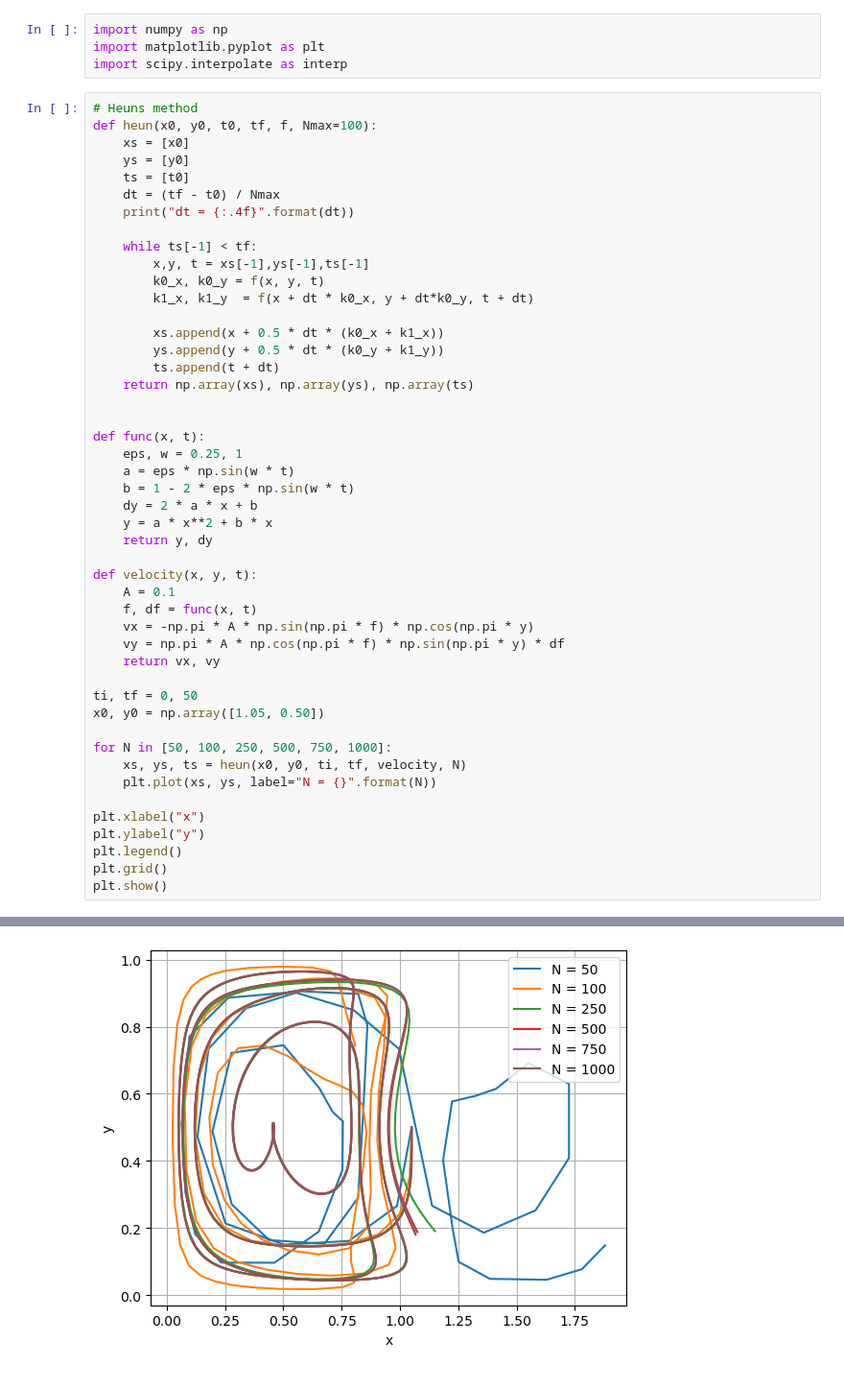
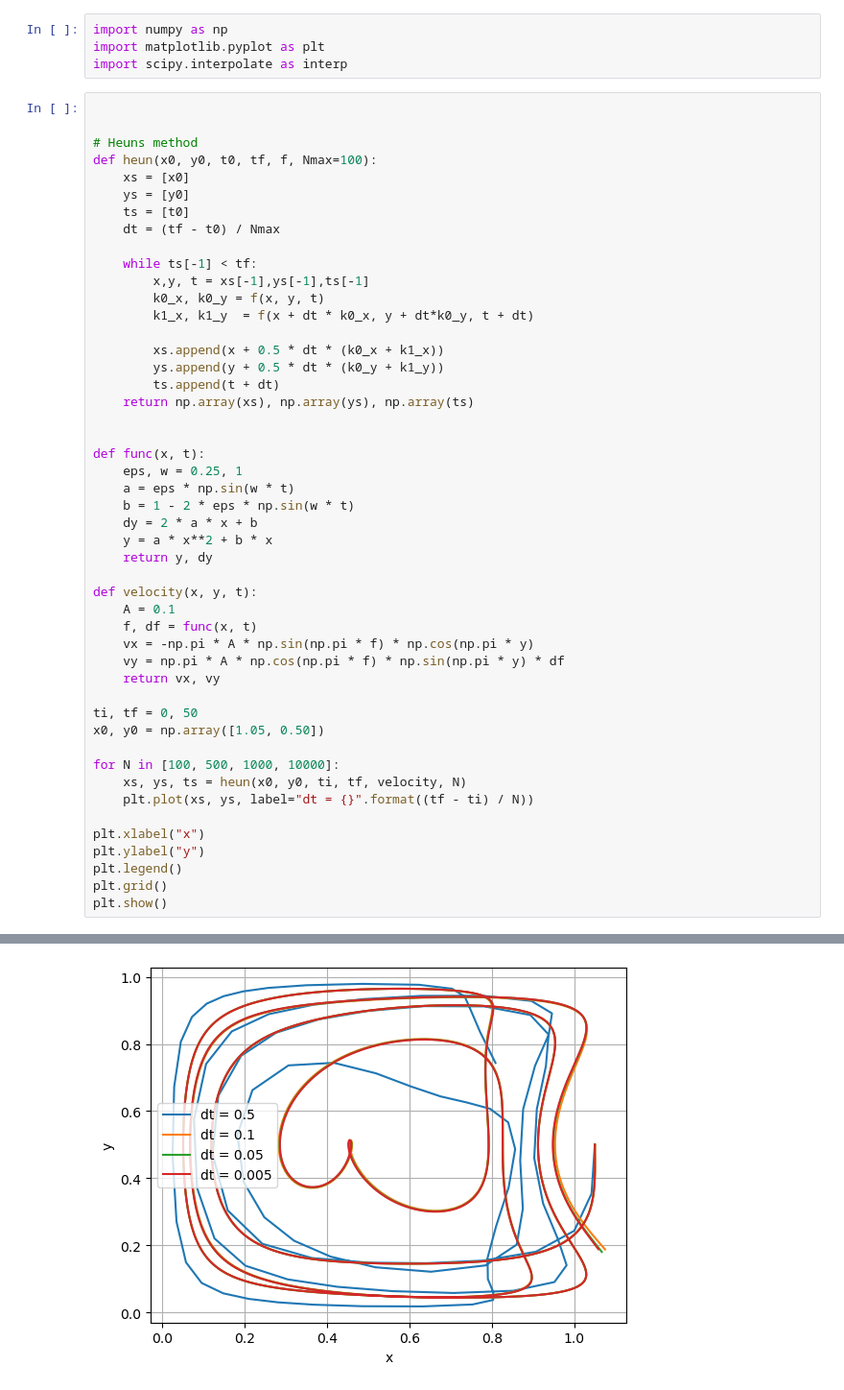
Before and after one commit to TrymSaether/Particle-transport-with-ocean-currents, a Jupyter notebook: tekfysprosjekt.ipynb, the cells around one changed output, grey strips where cells are left out. Shown at 96% size. Saved outputs shown, nothing was run; the diff lists cells and outputs as text.

```diff
--- a/tekfysprosjekt.ipynb
+++ b/tekfysprosjekt.ipynb
@@ -3,13 +3,14 @@ import numpy as np
 import matplotlib.pyplot as plt
 import scipy.interpolate as interp
 # %%
+
+
 # Heuns method
 def heun(x0, y0, t0, tf, f, Nmax=100):
     xs = [x0]
     ys = [y0]
     ts = [t0]
     dt = (tf - t0) / Nmax
-    print("dt = {:.4f}".format(dt))
 
     while ts[-1] < tf:
         x,y, t = xs[-1],ys[-1],ts[-1]
@@ -40,9 +41,9 @@ def velocity(x, y, t):
 ti, tf = 0, 50
 x0, y0 = np.array([1.05, 0.50])
 
-for N in [50, 100, 250, 500, 750, 1000]:
+for N in [100, 500, 1000, 10000]:
     xs, ys, ts = heun(x0, y0, ti, tf, velocity, N)
-    plt.plot(xs, ys, label="N = {}".format(N))
+    plt.plot(xs, ys, label="dt = {}".format((tf - ti) / N))
 
 plt.xlabel("x")
 plt.ylabel("y")
@@ -59 +54 @@ dt = 0.0500
-[figure, old version]
+[figure, new version]
```
Also changed, not shown: parts of 3 cells of this notebook, 1 other file.
